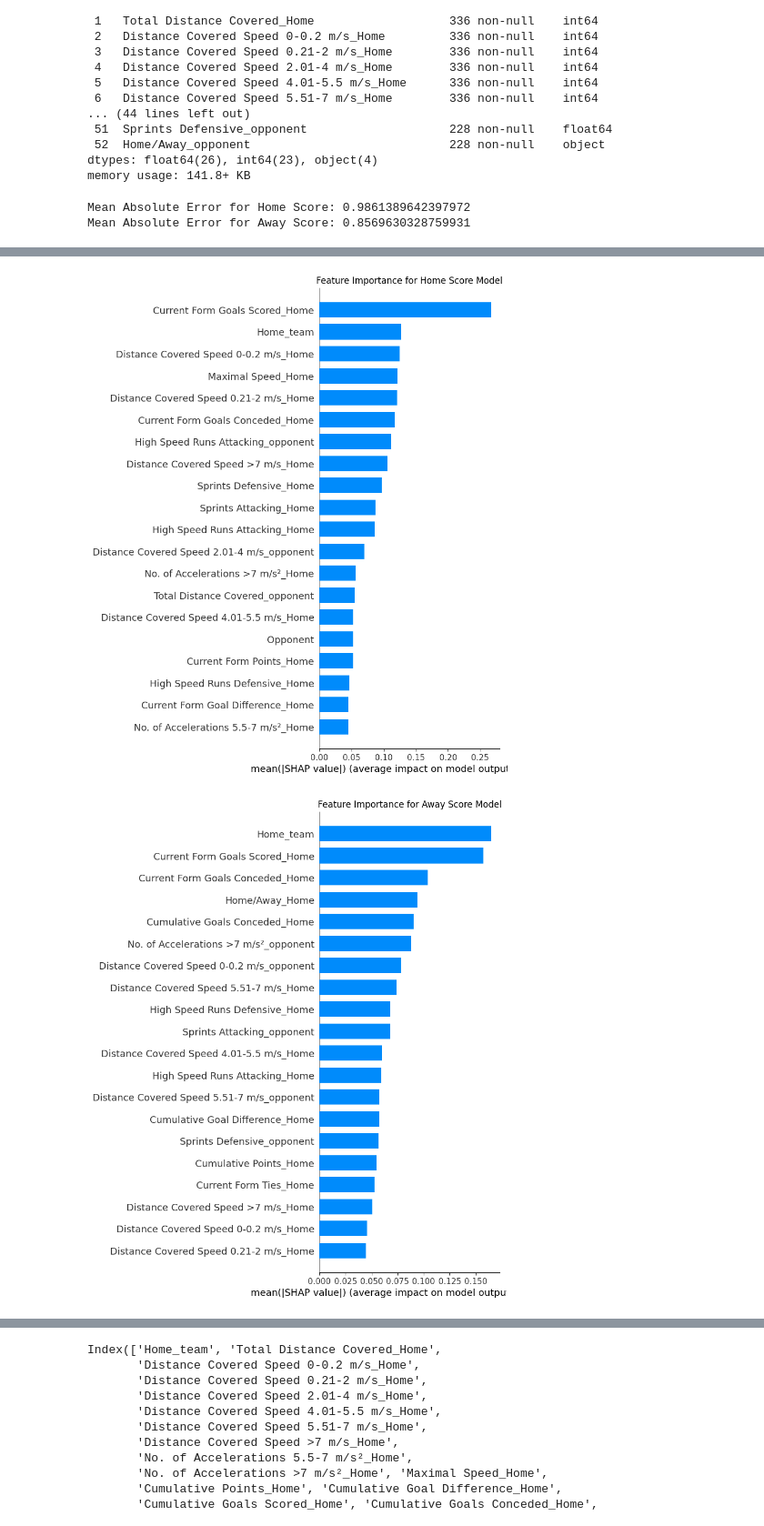
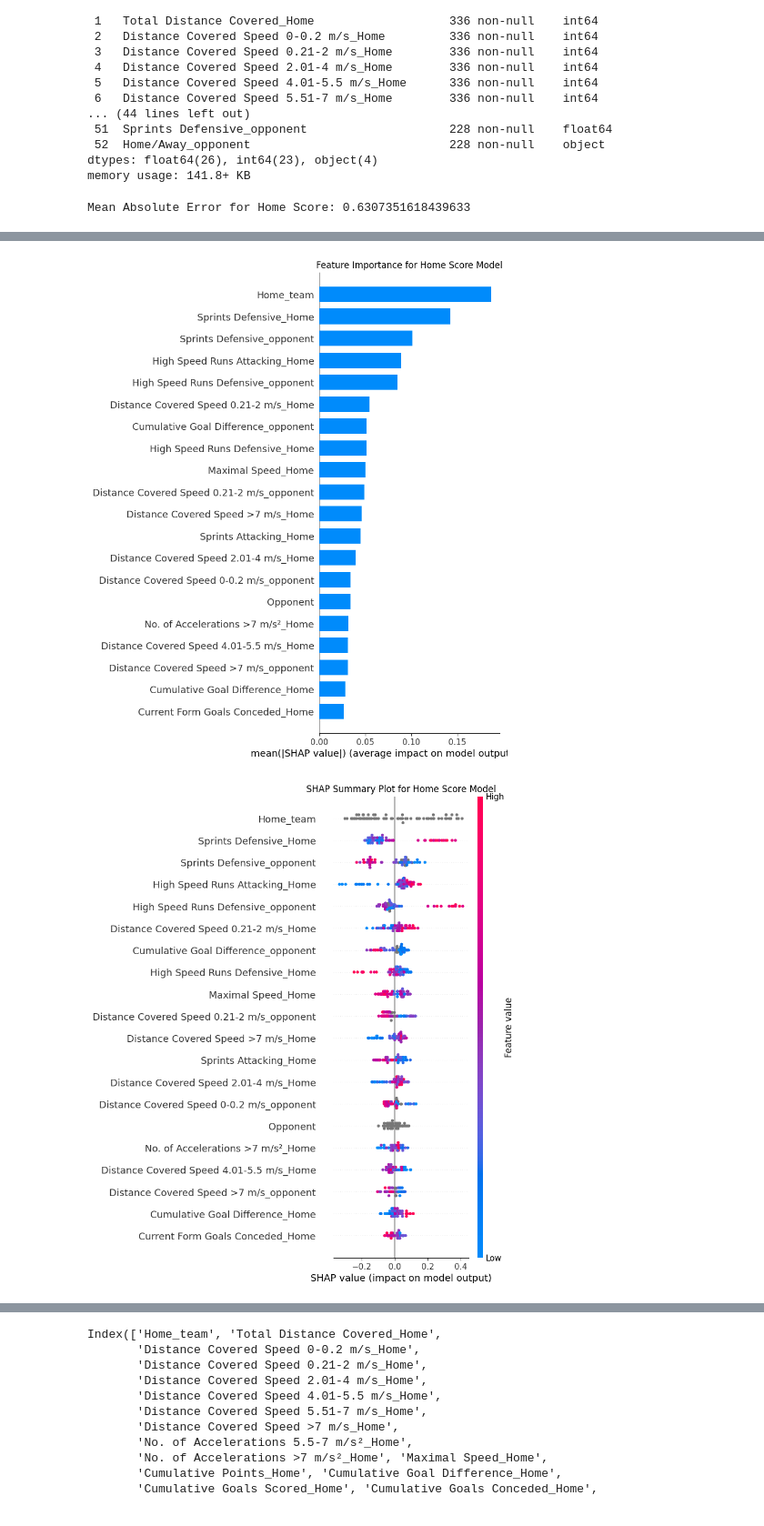
Before and after one commit to emanueleiacca/Predict-LeagueTable-TurkishLeague, a Jupyter notebook: model.ipynb, the cells around one changed output, grey strips where cells are left out. Shown at 91% size. Drawn from its saved outputs; the diff is of its cells as text; code cells hidden in the pictures.

```diff
--- a/model.ipynb
+++ b/model.ipynb
@@ -194,8 +194,9 @@ We have a lot of missing data regarding low ranking teams, this could be a huge
 108/336 regarding the opponent match, around 30% of missing data. They are a lot but we are gonna try deal with it.
 Since making assumption here is hard, we are just gonna let a boosting model deal with it
 # %%
-y_home = data_unique['Home Score']
-y_away = data_unique['Away Score']
+data_unique['Result_Home'] = data_unique['Result_Home'].map({'Lose': -1, 'Tie': 0, 'Win': 1})
+
+y = data_unique['Result_Home']
 
 # Define the columns to be removed (features that are not needed for training)
 columns_to_remove = [
@@ -235,8 +257,7 @@ from sklearn.model_selection import train_test_split
 from sklearn.metrics import mean_absolute_error
 
 # Step 2: Split the Data
-X_train, X_test, y_home_train, y_home_test = train_test_split(X, y_home, test_size=0.2, random_state=42)
-_, _, y_away_train, y_away_test = train_test_split(X, y_away, test_size=0.2, random_state=42)
+X_train, X_test, y_home_train, y_home_test = train_test_split(X, y, test_size=0.2, random_state=42)
 
 # Step 3: Train the LightGBM Model for Home Score
 lgb_train_home = lgb.Dataset(X_train, y_home_train)
@@ -251,24 +272,15 @@ params = {
 
 gbm_home = lgb.train(params, lgb_train_home, num_boost_round=100, valid_sets=[lgb_train_home, lgb_test_home])
 
-# Step 3: Train the LightGBM Model for Away Score
-lgb_train_away = lgb.Dataset(X_train, y_away_train)
-lgb_test_away = lgb.Dataset(X_test, y_away_test, reference=lgb_train_away)
-
-gbm_away = lgb.train(params, lgb_train_away, num_boost_round=100, valid_sets=[lgb_train_away, lgb_test_away])
 
 # Step 4: Evaluate the Models
 y_home_pred = gbm_home.predict(X_test, num_iteration=gbm_home.best_iteration)
-y_away_pred = gbm_away.predict(X_test, num_iteration=gbm_away.best_iteration)
 
 mae_home = mean_absolute_error(y_home_test, y_home_pred)
-mae_away = mean_absolute_error(y_away_test, y_away_pred)
 
 print(f'Mean Absolute Error for Home Score: {mae_home}')
-print(f'Mean Absolute Error for Away Score: {mae_away}')
 # %% [output]
-Mean Absolute Error for Home Score: 0.9861389642397972
-Mean Absolute Error for Away Score: 0.8569630328759931
+Mean Absolute Error for Home Score: 0.6307351618439633
 # %%
 #!pip install shap
 import shap
@@ -278,28 +290,15 @@ import matplotlib.pyplot as plt
 explainer_home = shap.Explainer(gbm_home)
 shap_values_home = explainer_home(X_test)
 
-# Explain the Away Score Model
-explainer_away = shap.Explainer(gbm_away)
-shap_values_away = explainer_away(X_test)
-
 # Step 6: Visualize SHAP Values
 # Feature importance for Home Score Model
 shap.summary_plot(shap_values_home, X_test, plot_type="bar", show=False)
 plt.title("Feature Importance for Home Score Model")
 plt.show()
 
-# Feature importance for Away Score Model
-shap.summary_plot(shap_values_away, X_test, plot_type="bar", show=False)
-plt.title("Feature Importance for Away Score Model")
-plt.show()
 
 # Detailed SHAP summary plot for Home Score Model
 shap.summary_plot(shap_values_home, X_test, show=False)
 plt.title("SHAP Summary Plot for Home Score Model")
 plt.show()
-
-# Detailed SHAP summary plot for Away Score Model
-shap.summary_plot(shap_values_away, X_test, show=False)
-plt.title("SHAP Summary Plot for Away Score Model")
-plt.show()
 # %% [output]
@@ -323,2 +305,2 @@ Successfully installed shap-0.45.1
-[figure, old version]
+[figure, new version]
-[figure, old version]
+[figure, new version]
```
Also changed, not shown: parts of 3 cells of this notebook, 1 other file.
